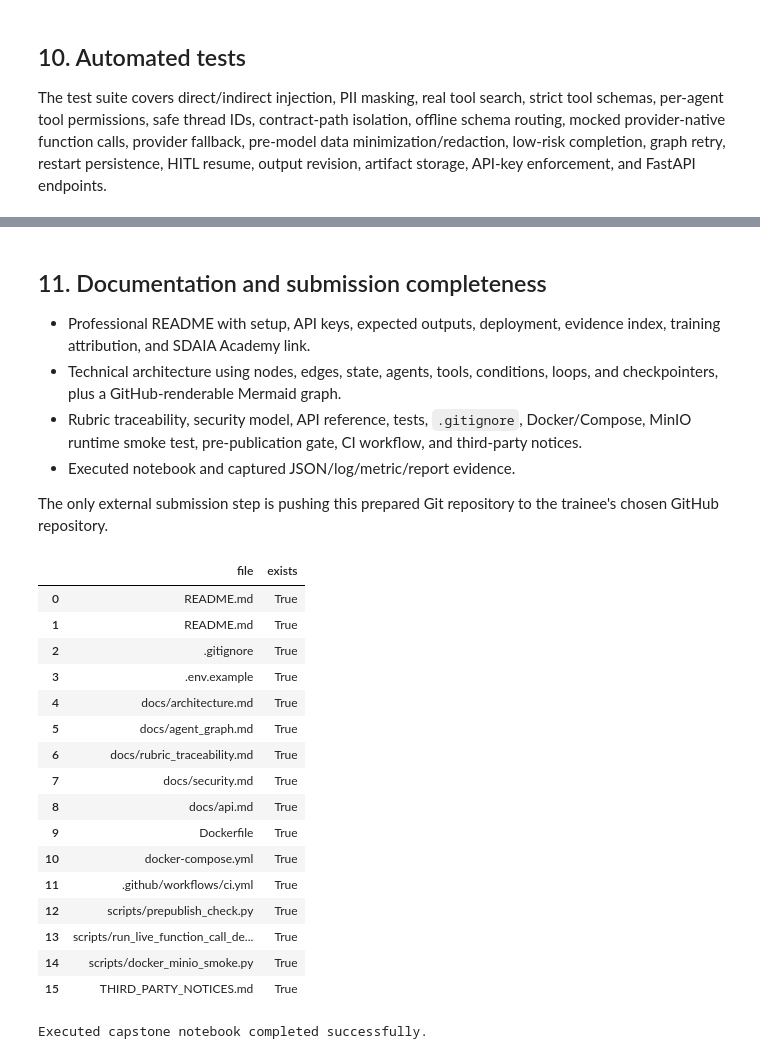
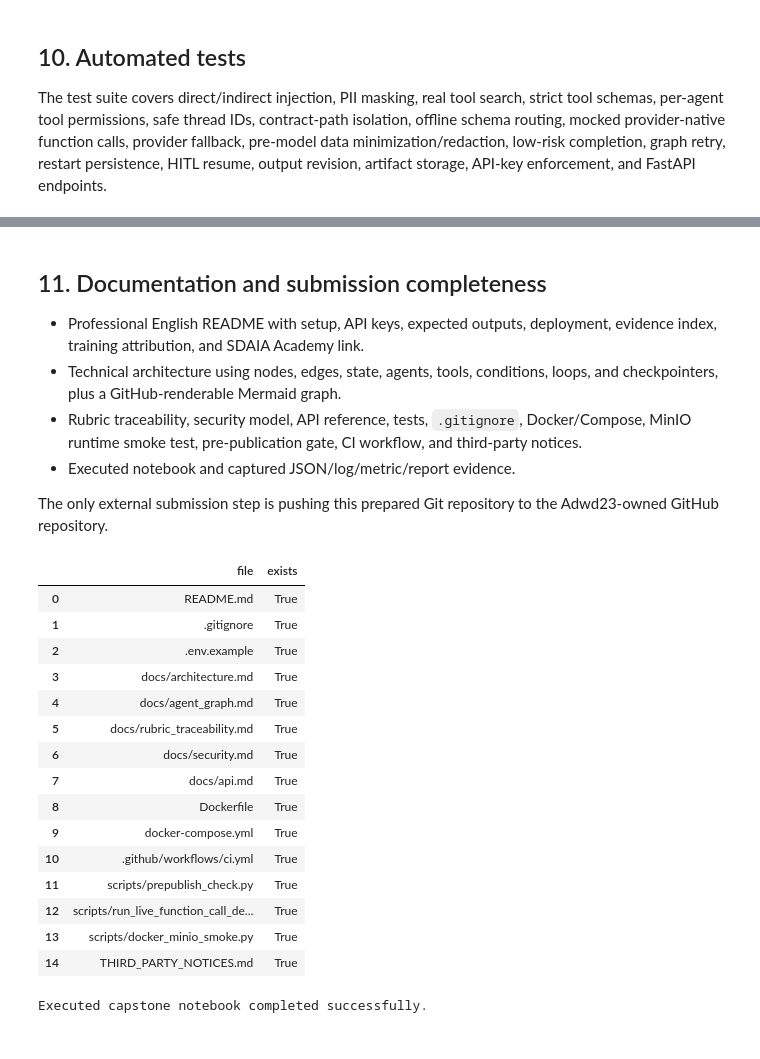
Before and after one commit to Adwd23/contractguard-ai-capstone, a Jupyter notebook: notebooks/ContractGuard_Capstone_Executed.ipynb, the cells around one changed output, grey strips where cells are left out. Cells and saved outputs as stored; diff of their text form; code cells hidden in the pictures.

Commit message:
chore: standardize English-only ownership for Adwd23

```diff
--- a/notebooks/ContractGuard_Capstone_Executed.ipynb
+++ b/notebooks/ContractGuard_Capstone_Executed.ipynb
@@ -469,7 +470,7 @@ Collected tests: 16
 # %% [markdown]
 ## 11. Documentation and submission completeness
 
-- Professional README with setup, API keys, expected outputs, deployment, evidence index,
+- Professional English README with setup, API keys, expected outputs, deployment, evidence index,
   training attribution, and SDAIA Academy link.
 - Technical architecture using nodes, edges, state, agents, tools, conditions, loops, and
   checkpointers, plus a GitHub-renderable Mermaid graph.
@@ -478,36 +479,35 @@ Collected tests: 16
 - Executed notebook and captured JSON/log/metric/report evidence.
 
 The only external submission step is pushing this prepared Git repository to the
-trainee's chosen GitHub repository.
+Adwd23-owned GitHub repository.
 # %%
 required = [
-    'README.md', 'README.md', '.gitignore', '.env.example',
+    'README.md', '.gitignore', '.env.example',
     'docs/architecture.md', 'docs/agent_graph.md', 'docs/rubric_traceability.md',
     'docs/security.md', 'docs/api.md', 'Dockerfile', 'docker-compose.yml',
     '.github/workflows/ci.yml', 'scripts/prepublish_check.py',
     'scripts/run_live_function_call_demo.py', 'scripts/docker_minio_smoke.py',
     'THIRD_PARTY_NOTICES.md',
 ]
 rows = [{'file': item, 'exists': (PROJECT_ROOT / item).exists()} for item in required]
 display(pd.DataFrame(rows))
 assert all(row['exists'] for row in rows)
 print('Executed capstone notebook completed successfully.')
 # %% [output]
 |  | file | exists |
 | 0 | README.md | True |
-| 1 | README.md | True |
-| 2 | .gitignore | True |
-| 3 | .env.example | True |
-| 4 | docs/architecture.md | True |
-| 5 | docs/agent_graph.md | True |
-| 6 | docs/rubric_traceability.md | True |
-| 7 | docs/security.md | True |
-| 8 | docs/api.md | True |
-| 9 | Dockerfile | True |
-| 10 | docker-compose.yml | True |
-| 11 | .github/workflows/ci.yml | True |
-| 12 | scripts/prepublish_check.py | True |
-| 13 | scripts/run_live_function_call_de... | True |
-| 14 | scripts/docker_minio_smoke.py | True |
-| 15 | THIRD_PARTY_NOTICES.md | True |
+| 1 | .gitignore | True |
+| 2 | .env.example | True |
+| 3 | docs/architecture.md | True |
+| 4 | docs/agent_graph.md | True |
+| 5 | docs/rubric_traceability.md | True |
+| 6 | docs/security.md | True |
+| 7 | docs/api.md | True |
+| 8 | Dockerfile | True |
+| 9 | docker-compose.yml | True |
+| 10 | .github/workflows/ci.yml | True |
+| 11 | scripts/prepublish_check.py | True |
+| 12 | scripts/run_live_function_call_de... | True |
+| 13 | scripts/docker_minio_smoke.py | True |
+| 14 | THIRD_PARTY_NOTICES.md | True |
 Executed capstone notebook completed successfully.
```
Also changed, not shown: parts of 7 cells of this notebook, 25 other files.
